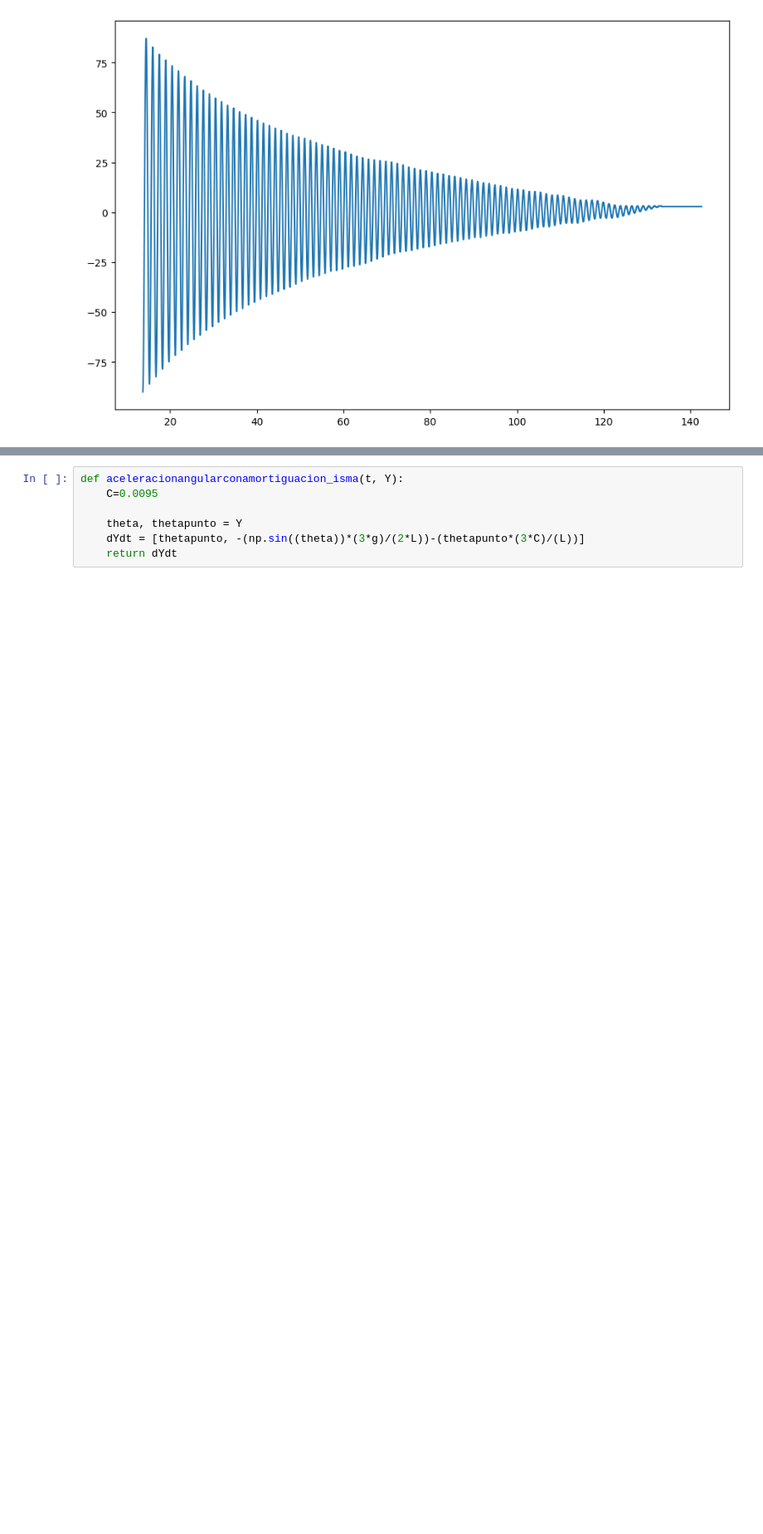
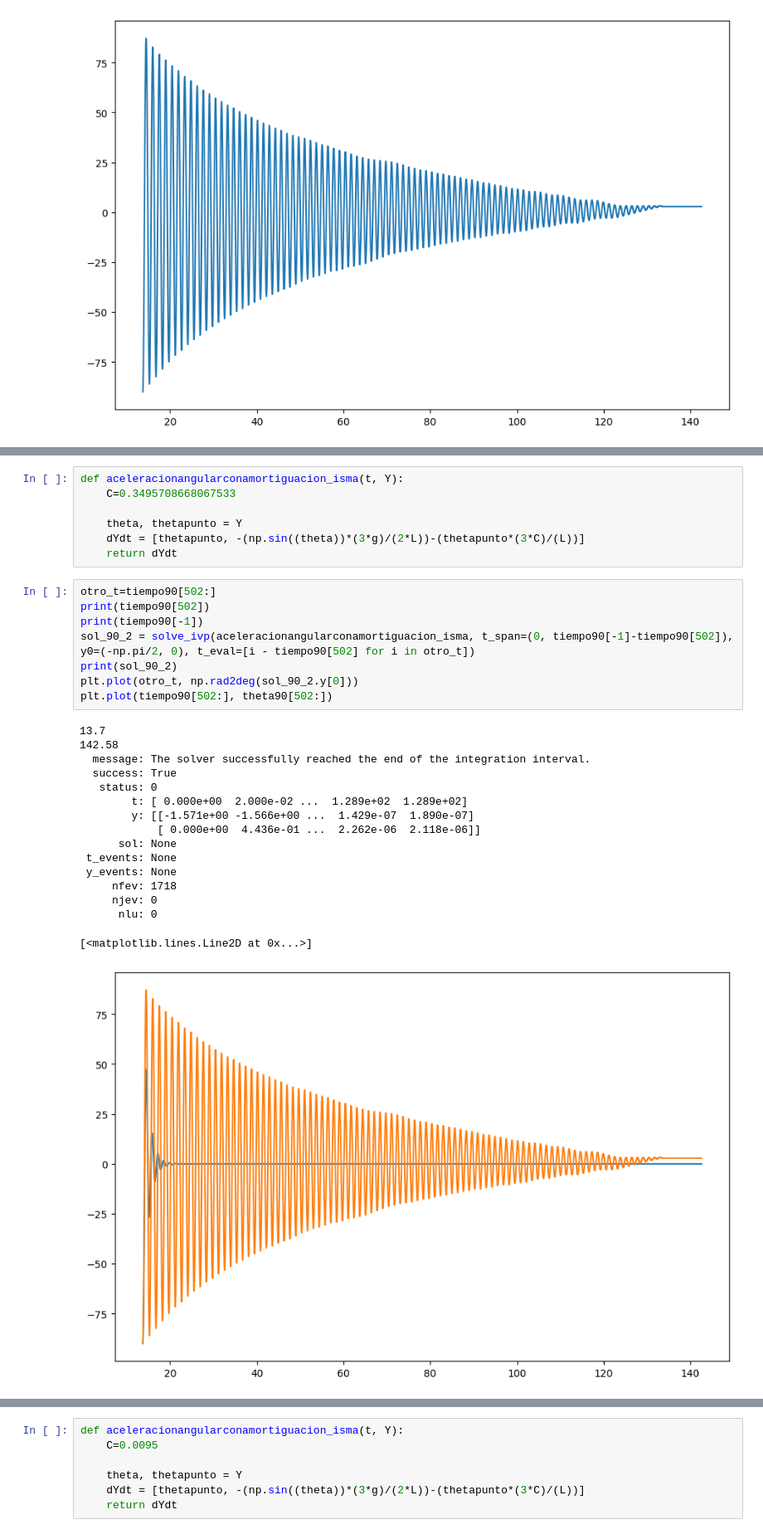
Before and after one commit to isebal14/Sistemas-de-control, a Jupyter notebook: Lab 1/cálculos.ipynb, the cells around one changed output, grey strips where cells are left out. Shown at 83% size. Cells and saved outputs as stored; diff of their text form; blank space fills up the shorter version.

```diff
--- a/Lab 1/cálculos.ipynb
+++ b/Lab 1/cálculos.ipynb
@@ -158,0 +160,32 @@ con lo que se grafica la solución de la edo de la barra delgada incluyendo este
+# %%
+def aceleracionangularconamortiguacion_isma(t, Y):
+    C=0.3495708668067533
+
+    theta, thetapunto = Y
+    dYdt = [thetapunto, -(np.sin((theta))*(3*g)/(2*L))-(thetapunto*(3*C)/(L))]
+    return dYdt
+# %%
+otro_t=tiempo90[502:]
+print(tiempo90[502])
+print(tiempo90[-1])
+sol_90_2 = solve_ivp(aceleracionangularconamortiguacion_isma, t_span=(0, tiempo90[-1]-tiempo90[502]), y0=(-np.pi/2, 0), t_eval=[i - tiempo90[502] for i in otro_t])
+print(sol_90_2)
+plt.plot(otro_t, np.rad2deg(sol_90_2.y[0]))
+plt.plot(tiempo90[502:], theta90[502:])
+# %% [output]
+13.7
+142.58
+  message: The solver successfully reached the end of the integration interval.
+  success: True
+   status: 0
+        t: [ 0.000e+00  2.000e-02 ...  1.289e+02  1.289e+02]
+        y: [[-1.571e+00 -1.566e+00 ...  1.429e-07  1.890e-07]
+            [ 0.000e+00  4.436e-01 ...  2.262e-06  2.118e-06]]
+      sol: None
+ t_events: None
+ y_events: None
+     nfev: 1718
+     njev: 0
+      nlu: 0
+[<matplotlib.lines.Line2D at 0x...>]
+[figure, added]
```
Also changed, not shown: parts of 7 cells of this notebook.
